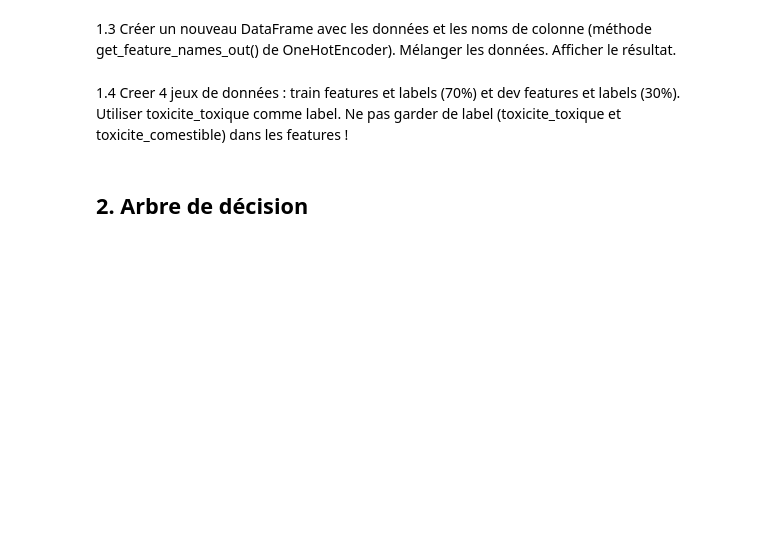
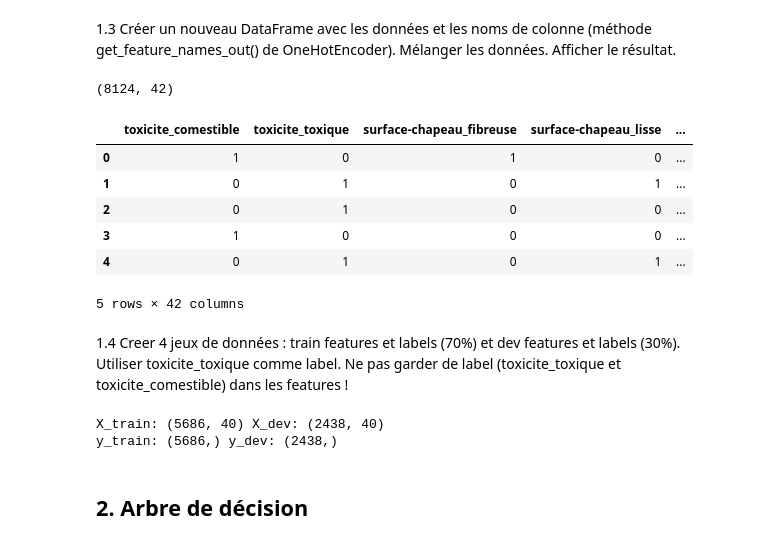
Before and after one commit to ArthurPoncin/Calculs, a Jupyter notebook: MachineLeaning/TP1_classification_champignons.ipynb, the cells around one changed output. Saved outputs shown, nothing was run; the diff lists cells and outputs as text; code cells hidden in the pictures; blank space fills up the shorter version.

```diff
--- a/MachineLeaning/TP1_classification_champignons.ipynb
+++ b/MachineLeaning/TP1_classification_champignons.ipynb
@@ -87,8 +95,34 @@ Noms des colonnes générées :
 # %% [markdown]
 1.3 Créer un nouveau DataFrame avec les données et les noms de colonne (méthode get_feature_names_out() de OneHotEncoder). Mélanger les données. Afficher le résultat.
+# %%
+enc_df = pd.DataFrame(data, columns=features_name, index=df.index)
+enc_df = enc_df.sample(frac=1, random_state=42).reset_index(drop=True)
+
+print(enc_df.shape)
+enc_df.head()
+# %% [output]
+(8124, 42)
+|  | toxicite_comestible | toxicite_toxique | surface-chapeau_fibreuse | surface-chapeau_lisse | ... |
+| 0 | 1 | 0 | 1 | 0 | ... |
+| 1 | 0 | 1 | 0 | 1 | ... |
+| 2 | 0 | 1 | 0 | 0 | ... |
+| 3 | 1 | 0 | 0 | 0 | ... |
+| 4 | 0 | 1 | 0 | 1 | ... |
+5 rows × 42 columns
 # %% [markdown]
 1.4 Creer 4 jeux de données : train features et labels (70%) et dev features et labels (30%).\
 Utiliser toxicite_toxique comme label. Ne pas garder de label (toxicite_toxique et toxicite_comestible) dans les features !
+# %%
+# On sépare le label des features
+y = enc_df["toxicite_toxique"] # Une colonne car classification binaire
+X = enc_df.drop(columns=["toxicite_toxique", "toxicite_comestible"])
+X_train, X_dev, y_train, y_dev = train_test_split(X, y, test_size = 0.30, random_state = 42, stratify = y)
+
+print("X_train:", X_train.shape, "X_dev:", X_dev.shape)
+print("y_train:", y_train.shape, "y_dev:", y_dev.shape)
+# %% [output]
+X_train: (5686, 40) X_dev: (2438, 40)
+y_train: (5686,) y_dev: (2438,)
 # %% [markdown]
 ## 2. Arbre de décision
 # %% [markdown]
```
Also changed, not shown: parts of 16 cells of this notebook.
